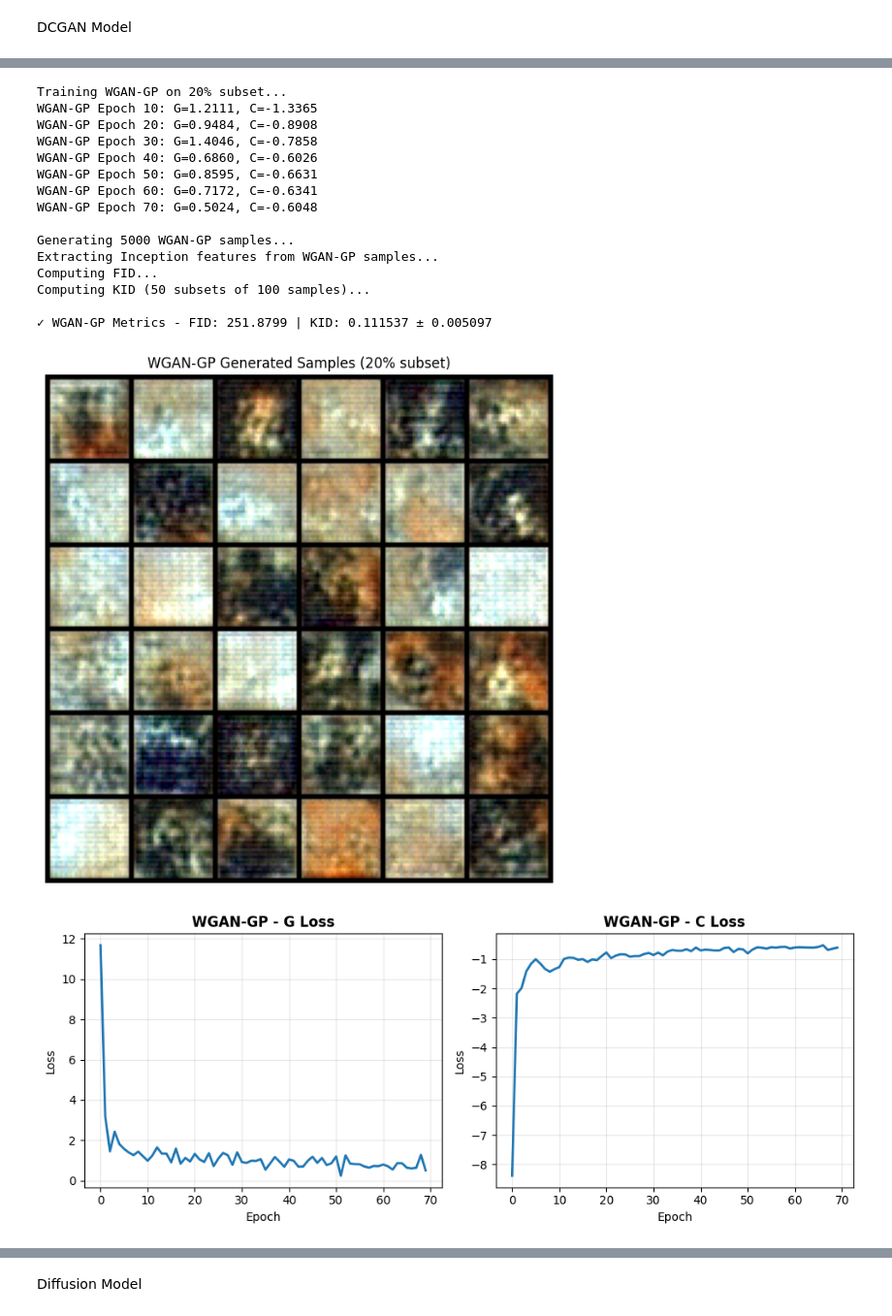
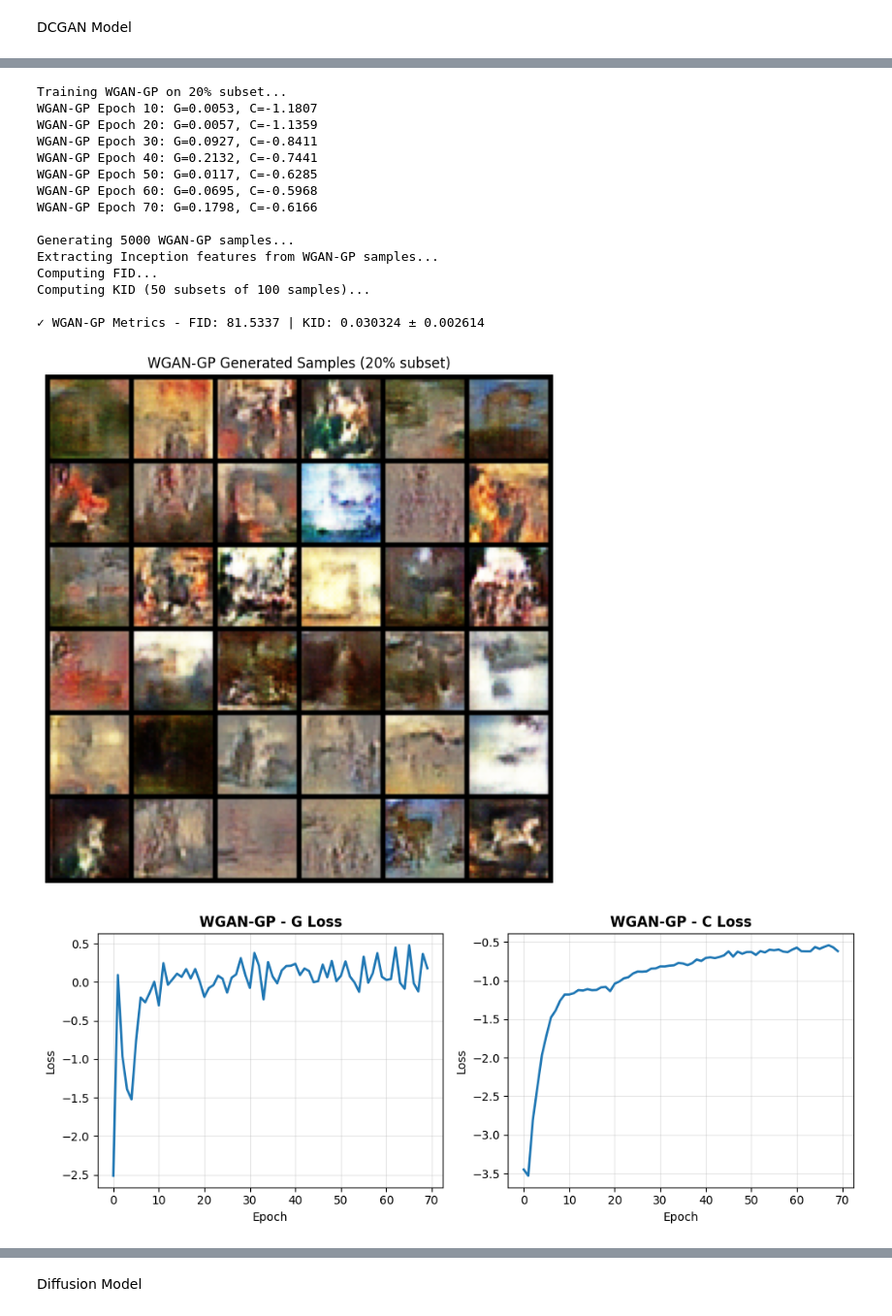
Before and after one commit to httpirsh/miacd-iag-generative-modelling, a Jupyter notebook: notebooks/ArtBench10_Student_Start_Pack.ipynb, the cells around one changed output, grey strips where cells are left out. Shown at 97% size. Cells and saved outputs as stored; diff of their text form; code cells hidden in the pictures.

Commit message:
WGAN-GP Improvement, now with 80 of FID.

```diff
--- a/notebooks/ArtBench10_Student_Start_Pack.ipynb
+++ b/notebooks/ArtBench10_Student_Start_Pack.ipynb
@@ -1082,8 +1095,8 @@ def generate_vae_samples(model, num_samples=5000, latent_dim=64, batch_size=128)
     return torch.cat(samples, dim=0)[:num_samples]
 
 
-def generate_dcgan_samples(generator, num_samples=5000, latent_dim=128, batch_size=128):
-    """Generate samples from trained DCGAN"""
+def generate_gan_samples(generator, num_samples=5000, latent_dim=128, batch_size=128):
+    """Generate samples from trained GAN"""
     generator.eval()
     samples = []
     with torch.no_grad():
@@ -1092,21 +1105,7 @@ def generate_dcgan_samples(generator, num_samples=5000, latent_dim=128, batch_si
             z = torch.randn(batch_size_actual, latent_dim, device=DEVICE)
             sample = generator(z)
             samples.append(sample.cpu())
-    return torch.clamp(torch.cat(samples, dim=0)[:num_samples], 0, 1)
-
-
-def generate_wgan_gp_samples(generator, num_samples=5000, latent_dim=128, batch_size=128):
-    """Generate samples from trained WGAN-GP generator"""
-    generator.eval()
-    samples = []
-    with torch.no_grad():
-        for _ in range(0, num_samples, batch_size):
-            batch_size_actual = min(batch_size, num_samples - len(samples))
-            z = torch.randn(batch_size_actual, latent_dim, device=DEVICE)
-            sample = generator(z)
-            samples.append(sample.cpu())
-    # WGAN-GP outputs unbounded values, so clamp to [0, 1]
-    return torch.clamp(torch.cat(samples, dim=0)[:num_samples], 0, 1)
+    return torch.cat(samples, dim=0)[:num_samples]
 
 
 def generate_diffusion_samples(model, schedule, num_samples=5000, batch_size=128):
@@ -1256,13 +1255,13 @@ VAE Model
 set_seed(SEED)
 
 # Initialize and train VAE model
-vae = VAE(latent_dim=128)
+vae = VAE(latent_dim=256)
 print("Training VAE on 20% subset...")
 vae_trained, vae_history = train_vae(vae, train_loader_from_csv, num_epochs=70, learning_rate=0.0002, beta=1.0)
 
 # Generate 5000 samples for evaluation
 print("\nGenerating 5000 VAE samples...")
-samples_vae = generate_vae_samples(vae_trained, num_samples=5000, latent_dim=128, batch_size=128)
+samples_vae = generate_vae_samples(vae_trained, num_samples=5000, latent_dim=256, batch_size=128)
 
 # Extract features and compute metrics
 print("Extracting Inception features from VAE samples...")
@@ -1304,14 +1303,14 @@ DCGAN Model
 set_seed(SEED)
 
 # Initialize and train DCGAN models
-dcgan_gen = DCGANGenerator(latent_dim=128, img_channels=3)
-dcgan_disc = DCGANDiscriminator(img_channels=3)
+dcgan_gen = DCGenerator(latent_dim=256)
+dcgan_disc = DCDiscriminator()
 print("Training DCGAN on 20% subset...")
-dcgan_gen, dcgan_disc, dcgan_hist = train_dcgan(dcgan_gen, dcgan_disc, train_loader_from_csv, num_epochs=70, learning_rate=0.0002, latent_dim=128)
+dcgan_gen, dcgan_disc, dcgan_hist = train_dcgan(dcgan_gen, dcgan_disc, train_loader_from_csv, num_epochs=70, learning_rate=0.0002, latent_dim=256)
 
 # Generate 5000 samples for evaluation
 print("\nGenerating 5000 DCGAN samples...")
-sample_dcgan = generate_dcgan_samples(dcgan_gen, num_samples=5000, latent_dim=128, batch_size=128)
+sample_dcgan = generate_gan_samples(dcgan_gen, num_samples=5000, latent_dim=256, batch_size=128)
 
 # Extract features and compute metrics
 print("Extracting Inception features from DCGAN samples...")
@@ -1356,49 +1355,49 @@ WGAN-GP Model
 set_seed(SEED)
 
 # Initialize and train WGAN-GP models
-wgan_gp_gen = WGANGPGenerator(latent_dim=128, img_channels=3)
+wgan_gp_gen = WGANGPGenerator(latent_dim=256, img_channels=3)
 wgan_gp_critic = WGANGPCritic(img_channels=3)
 print("Training WGAN-GP on 20% subset...")
-wgan_gp_gen, wgan_gp_critic, wgan_gp_hist = train_wgan_gp(wgan_gp_gen, wgan_gp_critic, train_loader_from_csv, num_epochs=70, learning_rate=1e-4, latent_dim=128, lambda_gp=10, n_critic=5)
+wgan_gp_gen, wgan_gp_critic, wgan_gp_hist = train_wgan(wgan_gp_gen, wgan_gp_critic, train_loader_from_csv, num_epochs=70, latent_dim=256, lambda_gp=10, n_critic=5, lr_gen=1e-4, lr_critic=1e-4)
 
 # Generate 5000 samples for evaluation
 print("\nGenerating 5000 WGAN-GP samples...")
-sample_wgan_gp = generate_wgan_gp_samples(wgan_gp_gen, num_samples=5000, latent_dim=128, batch_size=128)
+sample_wgan_gp = generate_gan_samples(wgan_gp_gen, num_samples=5000, latent_dim=256, batch_size=128)
 
 # Extract features and compute metrics
 print("Extracting Inception features from WGAN-GP samples...")
 wgan_gp_gen_features = extract_features_from_tensor(sample_wgan_gp, feature_extractor_phase1, DEVICE, batch_size=128)
 
 print("Computing FID...")
 wgan_gp_fid = calculate_fid(real_features_phase1, wgan_gp_gen_features)
 
 print("Computing KID (50 subsets of 100 samples)...")
 wgan_gp_kid_mean, wgan_gp_kid_std = calculate_kid(real_features_phase1, wgan_gp_gen_features, n_subsets=50, subset_size=100)
 
 phase1_results['WGAN-GP'] = {'FID': wgan_gp_fid, 'KID_mean': wgan_gp_kid_mean, 'KID_std': wgan_gp_kid_std}
 print(f"\n✓ WGAN-GP Metrics - FID: {wgan_gp_fid:.4f} | KID: {wgan_gp_kid_mean:.6f} ± {wgan_gp_kid_std:.6f}\n")
 
 # Visualize generated samples and training history
 show_generated_samples(sample_wgan_gp, title='WGAN-GP Generated Samples (20% subset)')
 plot_training_history({
     'G Loss': wgan_gp_hist['g_loss'],
     'C Loss': wgan_gp_hist['c_loss']
 }, model_name='WGAN-GP')
 # %% [output]
 Training WGAN-GP on 20% subset...
-WGAN-GP Epoch 10: G=1.2111, C=-1.3365
-WGAN-GP Epoch 20: G=0.9484, C=-0.8908
-WGAN-GP Epoch 30: G=1.4046, C=-0.7858
-WGAN-GP Epoch 40: G=0.6860, C=-0.6026
-WGAN-GP Epoch 50: G=0.8595, C=-0.6631
-WGAN-GP Epoch 60: G=0.7172, C=-0.6341
-WGAN-GP Epoch 70: G=0.5024, C=-0.6048
+WGAN-GP Epoch 10: G=0.0053, C=-1.1807
+WGAN-GP Epoch 20: G=0.0057, C=-1.1359
+WGAN-GP Epoch 30: G=0.0927, C=-0.8411
+WGAN-GP Epoch 40: G=0.2132, C=-0.7441
+WGAN-GP Epoch 50: G=0.0117, C=-0.6285
+WGAN-GP Epoch 60: G=0.0695, C=-0.5968
+WGAN-GP Epoch 70: G=0.1798, C=-0.6166
 
 Generating 5000 WGAN-GP samples...
 Extracting Inception features from WGAN-GP samples...
 Computing FID...
 Computing KID (50 subsets of 100 samples)...
 
-✓ WGAN-GP Metrics - FID: 251.8799 | KID: 0.111537 ± 0.005097
+✓ WGAN-GP Metrics - FID: 81.5337 | KID: 0.030324 ± 0.002614
-[figure, old version]
+[figure, new version]
-[figure, old version]
+[figure, new version]
```
Also changed, not shown: parts of 16 cells of this notebook.
